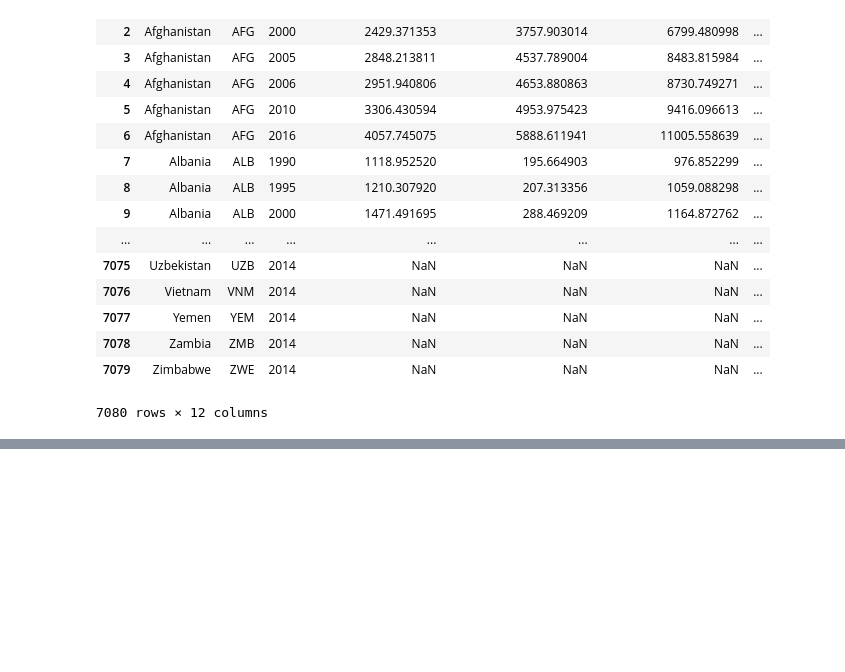
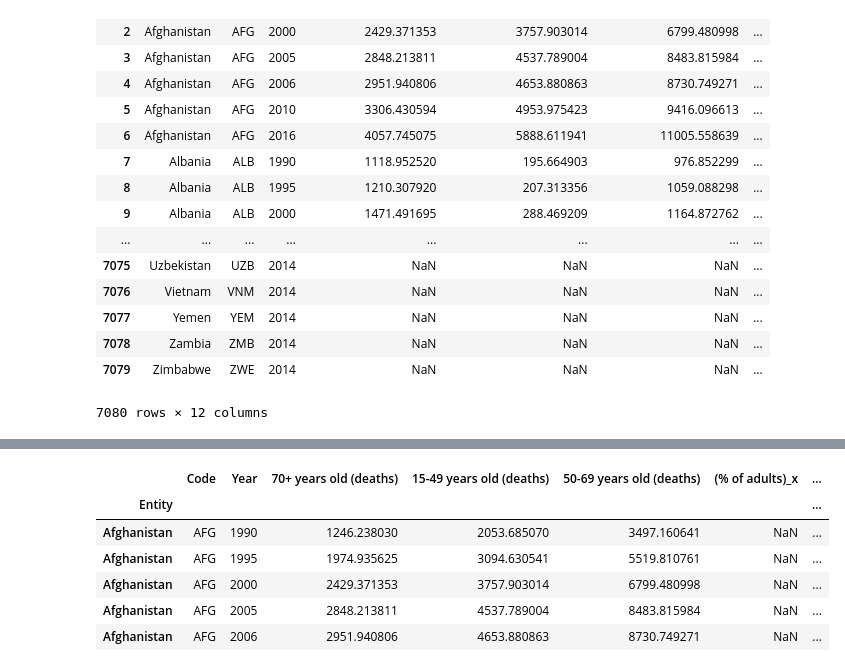
Before and after one commit to nradich/Project-1, a Jupyter notebook: tobacco/Tobacco Use.ipynb, the cells around one changed output, grey strips where cells are left out. Saved outputs shown, nothing was run; the diff lists cells and outputs as text; code cells hidden in the pictures; blank space fills up the shorter version.

```diff
--- a/tobacco/Tobacco Use.ipynb
+++ b/tobacco/Tobacco Use.ipynb
@@ -71,0 +183,14 @@ df_new
+# %%
+#forward filled and back filled the dataframe so that all rows have values, accuracy is probably low
+#can limit how far to forward and backward fill
+df_fill_forward = df_new.fillna(method ='ffill')
+df_fill_forward.fillna(method= 'bfill')
+df_fill_forward.set_index('Entity').head()
+# %% [output]
+|  | Code | Year | 70+ years old (deaths) | 15-49 years old (deaths) | 50-69 years old (deaths) | (% of adults)_x | ... |
+| Entity |  |  |  |  |  |  | ... |
+| Afghanistan | AFG | 1990 | 1246.238030 | 2053.685070 | 3497.160641 | NaN | ... |
+| Afghanistan | AFG | 1995 | 1974.935625 | 3094.630541 | 5519.810761 | NaN | ... |
+| Afghanistan | AFG | 2000 | 2429.371353 | 3757.903014 | 6799.480998 | NaN | ... |
+| Afghanistan | AFG | 2005 | 2848.213811 | 4537.789004 | 8483.815984 | NaN | ... |
+| Afghanistan | AFG | 2006 | 2951.940806 | 4653.880863 | 8730.749271 | NaN | ... |
```
Also changed, not shown: parts of 13 cells of this notebook.
